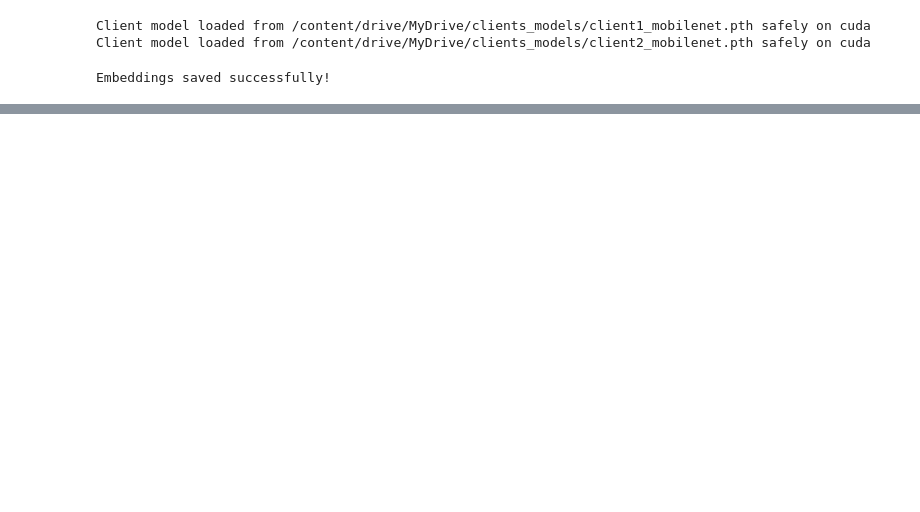
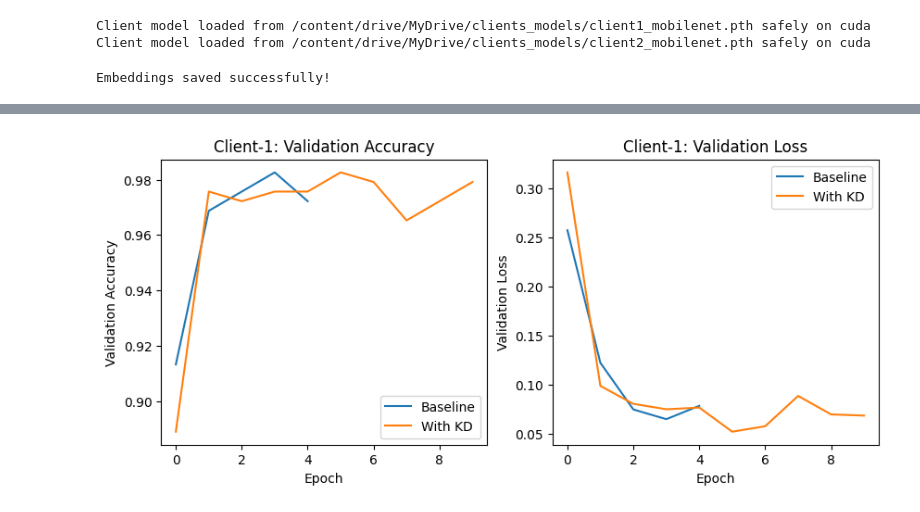
Before and after one commit to Sunidhi-Gautam/FL_Implementation, a Jupyter notebook: Client_side_KD.ipynb, the cells around one changed output, grey strips where cells are left out. Saved outputs shown, nothing was run; the diff lists cells and outputs as text; code cells hidden in the pictures; blank space fills up the shorter version.

```diff
--- a/Client_side_KD.ipynb
+++ b/Client_side_KD.ipynb
@@ -1376,0 +1456,85 @@ RuntimeError: The size of tensor a (1280) must match the size of tensor b (62720
+# %%
+import torch
+from sklearn.metrics import classification_report, confusion_matrix
+import matplotlib.pyplot as plt
+
+# ----------------------------
+#  Load baseline history
+# ----------------------------
+baseline_history = torch.load("/content/drive/MyDrive/clients_models/client1_history.pt")
+
+# ----------------------------
+#  Plot validation accuracy
+# ----------------------------
+plt.figure(figsize=(10,4))
+plt.subplot(1,2,1)
+plt.plot(baseline_history["val_acc"], label="Baseline")
+plt.plot(kd_history_client1["val_acc"], label="With KD")
+plt.xlabel("Epoch")
+plt.ylabel("Validation Accuracy")
+plt.title("Client-1: Validation Accuracy")
+plt.legend()
+
+# ----------------------------
+# Plot validation loss
+# ----------------------------
+plt.subplot(1,2,2)
+plt.plot(baseline_history["val_loss"], label="Baseline")
+plt.plot(kd_history_client1["val_loss"], label="With KD")
+plt.xlabel("Epoch")
+plt.ylabel("Validation Loss")
+plt.title("Client-1: Validation Loss")
+plt.legend()
+plt.show()
+
+# ----------------------------
+#  Evaluate KD-trained model on test set
+# ----------------------------
+student_model = client1_model_kd  # KD-trained model
+student_model.eval()
+student_model.to(device)
+
+all_preds = []
+all_labels = []
+
+with torch.no_grad():
+    for images, labels in test_loader1:
+        images, labels = images.to(device), labels.to(device)
+        logits = student_model(images)
+        preds = torch.argmax(logits, dim=1)
+        all_preds.extend(preds.cpu().numpy())
+        all_labels.extend(labels.cpu().numpy())
+
+all_labels = torch.tensor(all_labels)
+all_preds = torch.tensor(all_preds)
+
+# ----------------------------
+#  Overall test accuracy
+# ----------------------------
+test_acc = (all_preds == all_labels).sum().item() / len(all_labels)
+print(f"Client-1 Test Accuracy (KD): {test_acc:.4f}")
+
+# ----------------------------
+#  Class-wise accuracy
+# ----------------------------
+num_classes = len(client1_classes)
+class_correct = [0] * num_classes
+class_total = [0] * num_classes
+
+for label, pred in zip(all_labels, all_preds):
+    class_total[label] += 1
+    if label == pred:
+        class_correct[label] += 1
+
+print("\nClass-wise Accuracy:")
+for idx, cls_name in enumerate(client1_classes):
+    acc = class_correct[idx] / class_total[idx] if class_total[idx] > 0 else 0
+    print(f"{cls_name}: {acc:.4f}")
+
+# ----------------------------
+#  Classification report
+# ----------------------------
+print("\nClassification Report:")
+print(classification_report(all_labels, all_preds, target_names=client1_classes))
+# %% [output]
+[figure, added]
```
Also changed, not shown: parts of 75 cells of this notebook.
